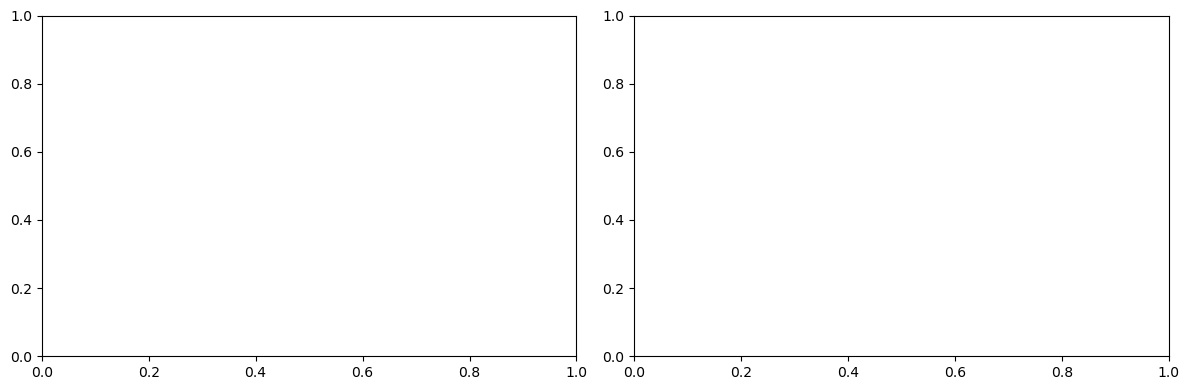
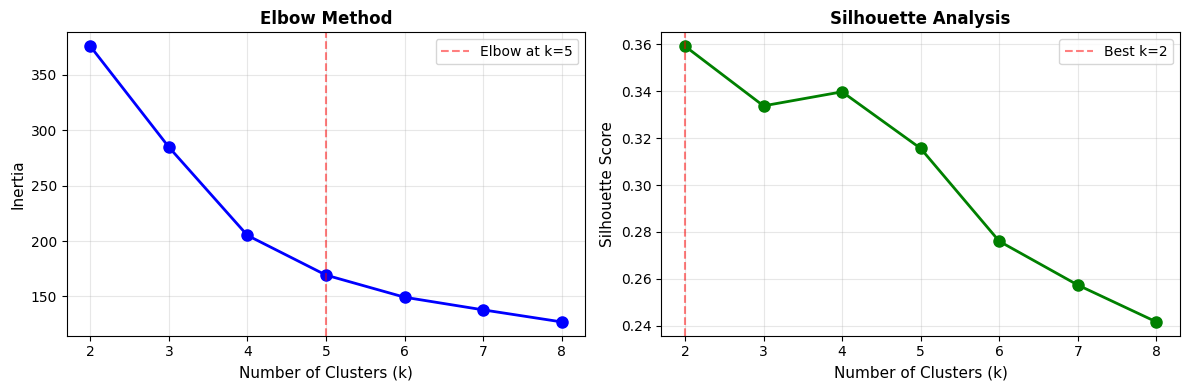
Unified diff of the notebook cell whose output changed from the first chart to the second:
--- before
+++ after
@@ -4,5 +4,5 @@
 # Plot inertia (elbow plot)
 # Your code here
-ax1.plot(None, None, 'bo-', linewidth=2, markersize=8)
+ax1.plot(K_range, inertias, 'bo-', linewidth=2, markersize=8)
 ax1.set_xlabel('Number of Clusters (k)', fontsize=11)
 ax1.set_ylabel('Inertia', fontsize=11)
@@ -14,5 +14,5 @@
 # Plot silhouette scores
 # Your code here
-ax2.plot(None, None, 'go-', linewidth=2, markersize=8)
+ax2.plot(K_range, silhouettes, 'go-', linewidth=2, markersize=8)
 ax2.set_xlabel('Number of Clusters (k)', fontsize=11)
 ax2.set_ylabel('Silhouette Score', fontsize=11)

Commit: Class 8 Module, thank you for the course!